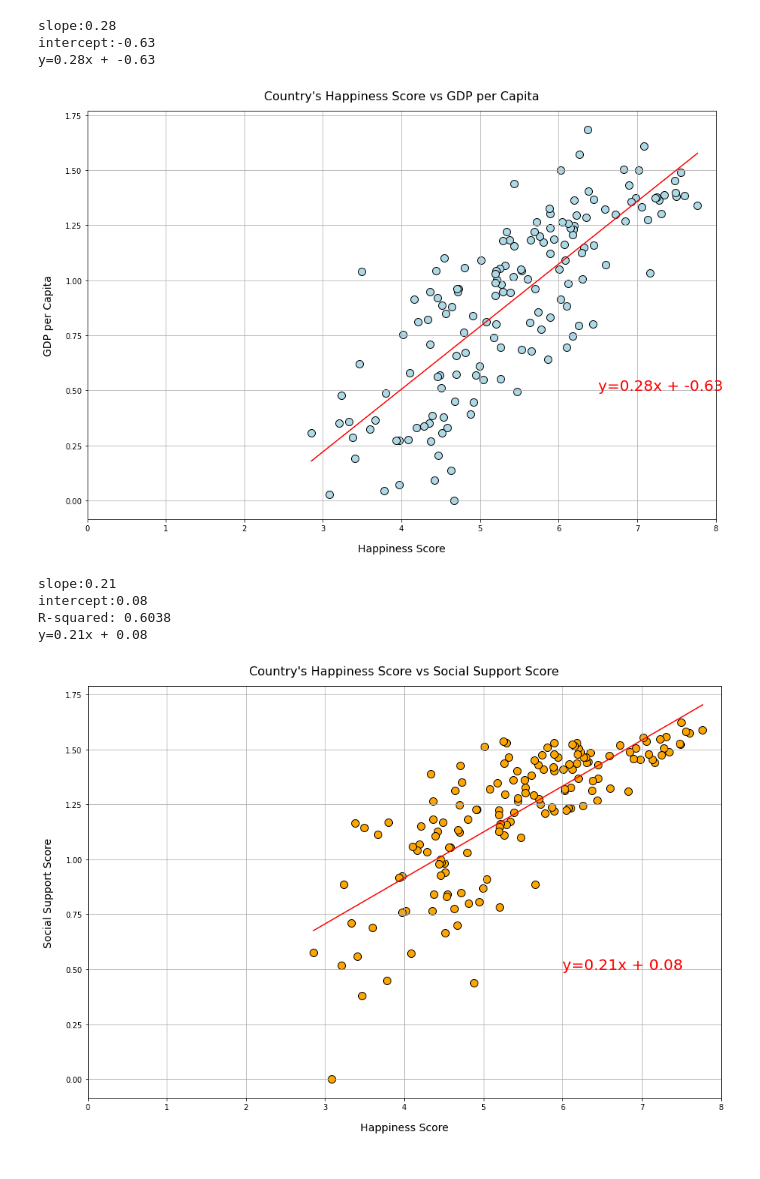
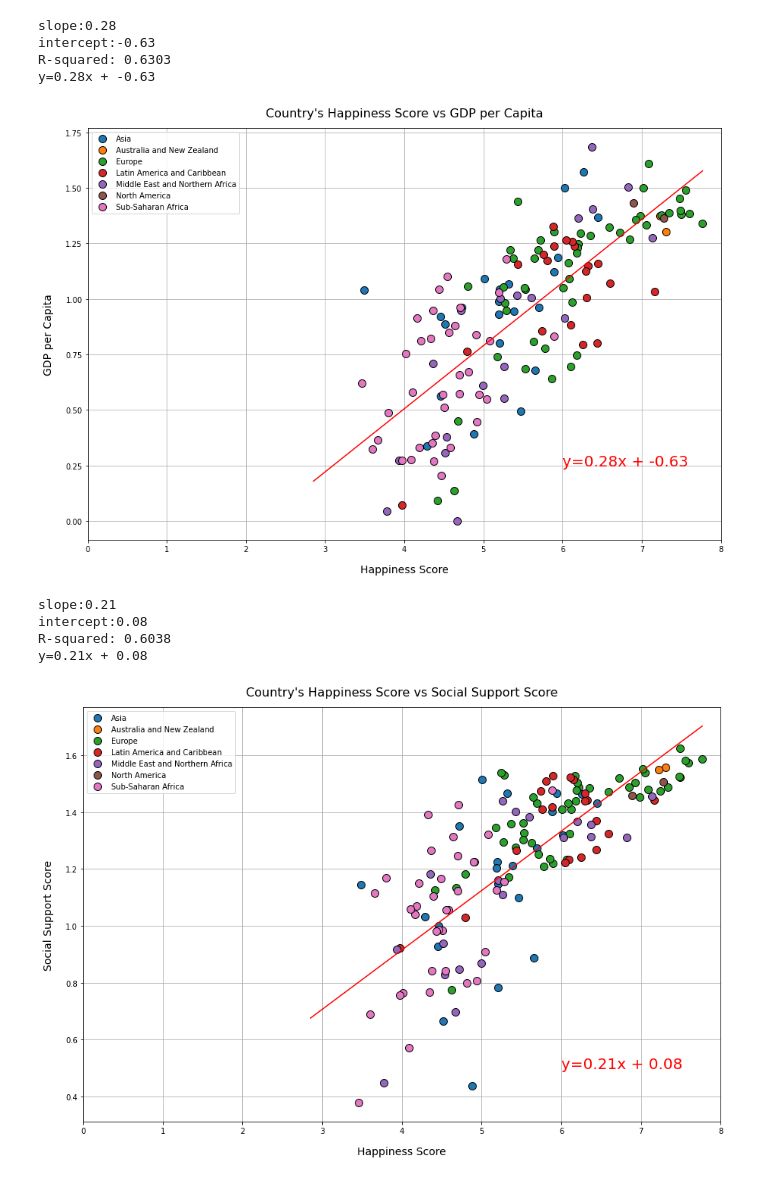
Before and after one commit to kylejamar06/HapPyWorld, a Jupyter notebook: 2019 Happiness Scatter Plots.ipynb, the cells around one changed output. Saved outputs shown, nothing was run; the diff lists cells and outputs as text; code cells hidden in the pictures.

Commit message:
region column added and color pallettes added by region to all scatters

```diff
--- a/2019 Happiness Scatter Plots.ipynb
+++ b/2019 Happiness Scatter Plots.ipynb
@@ -41,8 +60,34 @@ x_values = csv_2019["Score"]
 y_values = csv_2019["GDP per capita"]
 
 #create scatter plot
-fig1, ax1 = plt.subplots(figsize=(15,10))
-plt.scatter(x_values, y_values, marker = "o", facecolors="lightblue", edgecolors="black", s=100)
+#make df with all the vlaues I want to incorporate
+country = merged_2019["Country or region"]
+region = merged_2019["Region"]
+
+#make dict for df
+happy_dict={"Country": country,
+                "Region": region,
+                "X Values": x_values,
+                "Y Values": y_values}
+
+#make dict into df
+happy_df = pd.DataFrame(happy_dict)
+
+#groupby for better organization so we can plt
+group_region =happy_df.groupby("Region")
+
+plt.figure(figsize=(15,10))
+
+
+#creat "for...in" that tells plt.plot to categorize plots by region and plot with colors
+for index, group in group_region:
+
+    ax = plt.plot(group["X Values"], group["Y Values"], marker="o", linestyle="",
+             label=index, markersize=10, markeredgecolor="black")
+
+    #create legend and add grid
+    plt.legend()
+
 
 #labels
 plt.xlabel("Happiness Score", labelpad=15, fontsize=14)
@@ -63,7 +108,8 @@ regress_values = x_values * slope + intercept
 #print out all variables calculated above (rvalue, pvalue...)
 print(f"slope:{round(slope, 2)}")
 print(f"intercept:{round(intercept,2)}")
-
+res = sts.linregress(x_values, y_values)
+print(f"R-squared: {res.rvalue**2:.4f}")
 
 #print out line eq for reference
 line_eq = (f"y={round(slope, 2)}x + {round(intercept, 2)}")
@@ -71,13 +117,14 @@ print(line_eq)
 
 #plot out line and then solve for y=mx +b
 plt.plot(x_values, regress_values, "r-")
-plt.annotate(line_eq,(6.5, 0.5), fontsize =20, color = "red")
+plt.annotate(line_eq,(6, 0.25), fontsize =20, color = "red")
 plt.show()
 # %% [output]
 slope:0.28
 intercept:-0.63
+R-squared: 0.6303
 y=0.28x + -0.63
-[figure, old version]
+[figure, new version]
 # %%
 #scatter plot away!
 
@@ -88,8 +135,33 @@ x_values = csv_2019["Score"]
 y_values = csv_2019["Social support"]
 
 #create scatter plot
-fig1, ax1 = plt.subplots(figsize=(15,10))
-plt.scatter(x_values, y_values, marker = "o", facecolors="orange", edgecolors="black", s=100)
+#make df with all the vlaues I want to incorporate
+country = merged_2019["Country or region"]
+region = merged_2019["Region"]
+
+#make dict for df
+happy_dict={"Country": country,
+                "Region": region,
+                "X Values": x_values,
+                "Y Values": y_values}
+
+#make dict into df
+happy_df = pd.DataFrame(happy_dict)
+
+#groupby for better organization so we can plt
+group_region =happy_df.groupby("Region")
+
+plt.figure(figsize=(15,10))
+
+
+#creat "for...in" that tells plt.plot to categorize plots by region and plot with colors
+for index, group in group_region:
+
+    ax = plt.plot(group["X Values"], group["Y Values"], marker="o", linestyle="",
+             label=index, markersize=10, markeredgecolor="black")
+
+    #create legend and add grid
+    plt.legend()
 
 #labels
 plt.xlabel("Happiness Score", labelpad=15, fontsize=14)
@@ -99,34 +171,34 @@ plt.title("Country's Happiness Score vs Social Support Score", pad=15, fontsize=
 #limits
 plt.xlim(0,8)
 
 #more formatting
 plt.grid()
 
 #linear regression
 #use linregress from dependencies to implement linear regression
 (slope, intercept, rvalue, pvalue, stderr) = linregress(x_values, y_values)
 regress_values = x_values * slope + intercept
 
 #print out all variables calculated above (rvalue, pvalue...)
 print(f"slope:{round(slope, 2)}")
 print(f"intercept:{round(intercept,2)}")
 res = sts.linregress(x_values, y_values)
 print(f"R-squared: {res.rvalue**2:.4f}")
 
 #print out line eq for reference
 line_eq = (f"y={round(slope, 2)}x + {round(intercept, 2)}")
 print(line_eq)
 
 #plot out line and then solve for y=mx +b
 plt.plot(x_values, regress_values, "r-")
 plt.annotate(line_eq,(6, 0.5), fontsize =20, color = "red")
 plt.show()
 # %% [output]
 slope:0.21
 intercept:0.08
 R-squared: 0.6038
 y=0.21x + 0.08
-[figure, old version]
+[figure, new version]
 # %%
 #scatter plot away!
 
```
Also changed, not shown: parts of 6 cells of this notebook, 8 other files.
